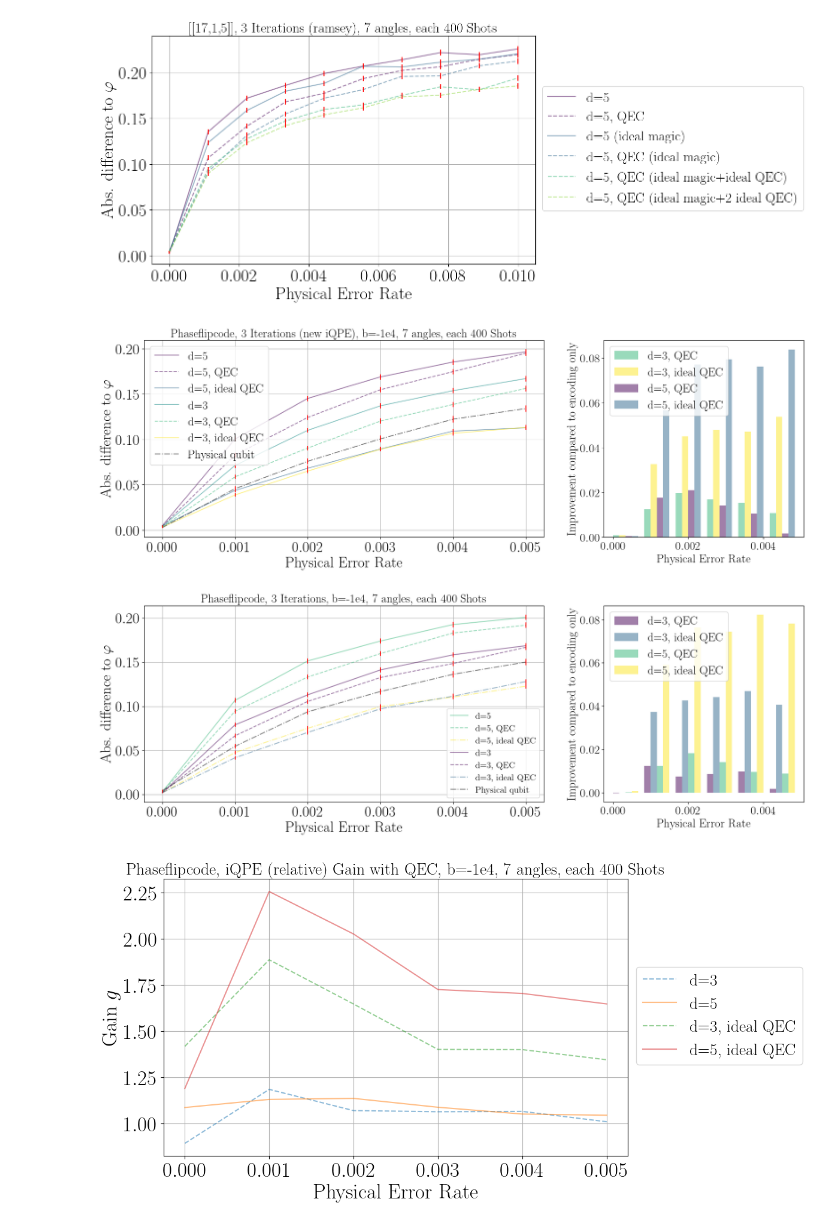
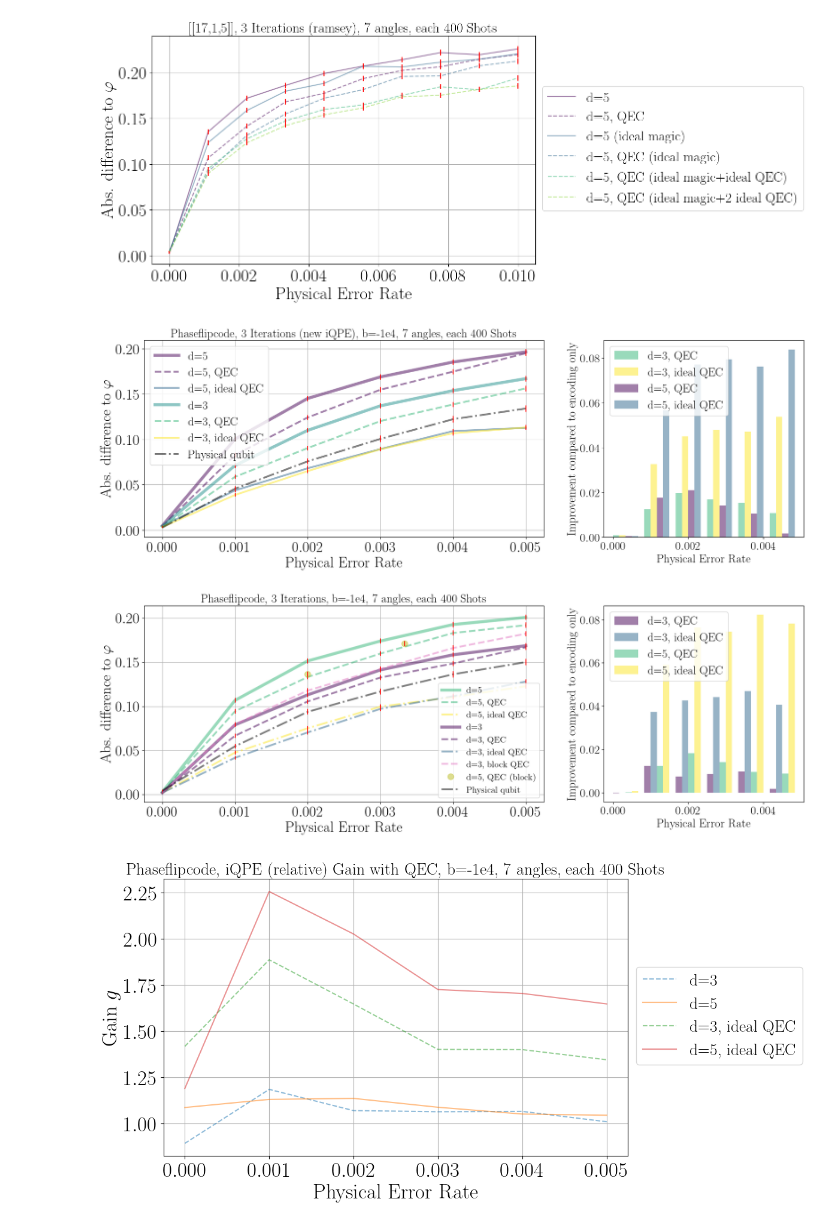
Before and after one commit to RicemanBoy/iqpe, a Jupyter notebook: repcode.ipynb, the cells around one changed output. Cells and saved outputs as stored; diff of their text form; code cells hidden in the pictures.

```diff
--- a/repcode.ipynb
+++ b/repcode.ipynb
@@ -354,31 +354,31 @@ colors = plt.cm.viridis(np.linspace(0, 1, 7))
 
 ############## d=5 Phaeflipcode ####################
 
-ax1.plot(p,y, label="d=5", marker = "",markersize = 20, alpha = 0.5, color=colors[0])
+ax1.plot(p,y, label="d=5", marker = "",markersize = 20, alpha = 0.5, color=colors[0], linewidth = 5)
 ax1.errorbar(p, y, yerr=err, ecolor="red", linestyle="")
 
-ax1.plot(p, y_qec, label="d=5, QEC", marker = "",markersize = 20, alpha = 0.5, linestyle="--",color=colors[0])
+ax1.plot(p, y_qec, label="d=5, QEC", marker = "",markersize = 20, alpha = 0.5, linestyle="--",color=colors[0], linewidth = 3)
 ax1.errorbar(p, y_qec, yerr=err_qec, ecolor="red", linestyle="")
 
-ax1.plot(p3, y_qec3, label="d=5, ideal QEC", marker = "",markersize = 20, alpha = 0.5, color=colors[2])
+ax1.plot(p3, y_qec3, label="d=5, ideal QEC", marker = "",markersize = 20, alpha = 0.5, color=colors[2], linewidth = 3)
 ax1.errorbar(p3, y_qec3, yerr=err_qec3, ecolor="red", linestyle="")
 
 # ax1.plot(p4, y_qec4, label="d=5, block QEC", marker = "",markersize = 20, alpha = 0.5)
 # ax1.errorbar(p4, y_qec4, yerr=err_qec4, ecolor="red", linestyle="")
 ############## d=3 Phaeflipcode ####################
 
-ax1.plot(p1,y1, label="d=3", marker = "", markersize = 20, alpha = 0.5, color=colors[3])
+ax1.plot(p1,y1, label="d=3", marker = "", markersize = 20, alpha = 0.5, color=colors[3], linewidth = 5)
 ax1.errorbar(p1, y1, yerr=err1, ecolor="red", linestyle="")
 
-ax1.plot(p1, y_qec1, label="d=3, QEC", marker = "", linestyle = "--", markersize = 20, alpha = 0.5, color=colors[4])
+ax1.plot(p1, y_qec1, label="d=3, QEC", marker = "", linestyle = "--", markersize = 20, alpha = 0.5, color=colors[4], linewidth = 3)
 ax1.errorbar(p1, y_qec1, yerr=err_qec1, ecolor="red", linestyle="")
 
-ax1.plot(p2, y_qec2, label="d=3, ideal QEC", marker = "", markersize = 20, alpha = 0.5, color=colors[6])
+ax1.plot(p2, y_qec2, label="d=3, ideal QEC", marker = "", markersize = 20, alpha = 0.5, color=colors[6], linewidth = 3)
 ax1.errorbar(p2, y_qec2, yerr=err_qec2, ecolor="red", linestyle="")
 
 ############## Physical Qubit ####################
 
-ax1.plot(p0, y0, label="Physical qubit", marker = "",markersize = 20, alpha = 0.5, linestyle="-.", color="black")
+ax1.plot(p0, y0, label="Physical qubit", marker = "",markersize = 20, alpha = 0.5, linestyle="-.", color="black", linewidth = 3)
 ax1.errorbar(p0, y0, yerr=err0, ecolor="red", linestyle="")
 
 #################### ####################
@@ -466,7 +466,7 @@ ax2.set_ylabel(r"Improvement compared to encoding only", fontsize=20)
 # plt.savefig("14.png", bbox_inches="tight" ,dpi=200)
 plt.show()
 # %% [output]
-[figure, old version]
+[figure, new version]
 # %%
 shots = 400
 
@@ -486,6 +486,8 @@ p5, y5, y_qec5, err5, err_qec5 = np.loadtxt("HPC/text/d5_Repcodez_block_-1_.txt"
 
 p6, y6, y_qec6, err6, err_qec6 = np.loadtxt("HPC/text/d5_Repcodez_block_-2_.txt", delimiter = ",")
 
+p5, y_qec5, err5 = [p5, p6], [y_qec5, y_qec6], [err5, err6]
+
 # fig, ax1 = plt.subplots(figsize=(10,6))
 
 fig, (ax1,ax2) = plt.subplots(1,2,figsize=(20,6), gridspec_kw={"width_ratios": [2, 1]})
@@ -493,39 +495,39 @@ fig, (ax1,ax2) = plt.subplots(1,2,figsize=(20,6), gridspec_kw={"width_ratios": [
 colors = plt.cm.viridis(np.linspace(0, 1, 7))
 
 ################ d=5 Phaselfipcode #####################
-ax1.plot(p,y, label="d=5", marker = "",markersize = 20, alpha = 0.5, color=colors[4])
+ax1.plot(p,y, label="d=5", marker = "",markersize = 20, alpha = 0.5, color=colors[4], linewidth=5)
 ax1.errorbar(p, y, yerr=err, ecolor="red", linestyle="")
 
-ax1.plot(p,y_qec, label="d=5, QEC", marker = "",markersize = 20, alpha = 0.5, linestyle="--", color=colors[4])
+ax1.plot(p,y_qec, label="d=5, QEC", marker = "",markersize = 20, alpha = 0.5, linestyle="--", color=colors[4], linewidth=3)
 ax1.errorbar(p, y_qec, yerr=err_qec, ecolor="red", linestyle="")
 
-ax1.plot(p4,y_qec4, label="d=5, ideal QEC", marker = "",markersize = 20, alpha = 0.5, linestyle="-.", color=colors[6])
+ax1.plot(p4,y_qec4, label="d=5, ideal QEC", marker = "",markersize = 20, alpha = 0.5, linestyle="-.", color=colors[6], linewidth=3)
 ax1.errorbar(p4, y_qec4, yerr=err_qec4, ecolor="red", linestyle="")
 
 ################## d=3 Phaseflipcode #####################
-ax1.plot(p1,y1, label="d=3", marker = "",markersize = 20, alpha = 0.5, linestyle="-", color=colors[0])
+ax1.plot(p1,y1, label="d=3", marker = "",markersize = 20, alpha = 0.5, linestyle="-", color=colors[0], linewidth=5)
 ax1.errorbar(p1, y1, yerr=err1, ecolor="red", linestyle="")
 
-ax1.plot(p1,y_qec1, label="d=3, QEC", marker = "",markersize = 20, alpha = 0.5, linestyle="--", color=colors[0])
+ax1.plot(p1,y_qec1, label="d=3, QEC", marker = "",markersize = 20, alpha = 0.5, linestyle="--", color=colors[0], linewidth=3)
 ax1.errorbar(p1, y_qec1, yerr=err_qec1, ecolor="red", linestyle="")
 
-ax1.plot(p2, y_qec2, label="d=3, ideal QEC", marker = "",markersize = 20, alpha = 0.5, linestyle="-.", color=colors[2])
+ax1.plot(p2, y_qec2, label="d=3, ideal QEC", marker = "",markersize = 20, alpha = 0.5, linestyle="-.", color=colors[2], linewidth=3)
 ax1.errorbar(p2, y_qec2, yerr=err_qec2, ecolor="red", linestyle="")
 
-# ax1.plot(p3, y_qec3, label="d=3, block QEC", marker = "", markersize = 20, alpha = 0.5, linestyle="--")
-# ax1.errorbar(p3, y_qec3, yerr=err_qec3, ecolor="red", linestyle="")
+ax1.plot(p3, y_qec3, label="d=3, block QEC", marker = "", markersize = 20, alpha = 0.5, linestyle="--", linewidth=3)
+ax1.errorbar(p3, y_qec3, yerr=err_qec3, ecolor="red", linestyle="")
 
 ################d=5 QEC block#####################
 
-# ax1.plot(p5, y_qec5, label="d=5, QEC (block)", marker = ".",markersize = 20, alpha = 0.5, linestyle="")
-# ax1.errorbar(p5, y_qec5, yerr=err_qec5, ecolor="red", linestyle="")
+ax1.plot(p5, y_qec5, label="d=5, QEC (block)", marker = ".",markersize = 20, alpha = 0.5, linestyle="")
+ax1.errorbar(p5, y_qec5, yerr=err_qec5, ecolor="red", linestyle="")
 
 # ax1.plot(p6, y_qec6, label="d=5, QEC (block)", marker = ".",markersize = 20, alpha = 0.5, linestyle="")
 # ax1.errorbar(p6, y_qec6, yerr=err_qec6, ecolor="red", linestyle="")
 
 ############## Physical Qubit ####################
 
-ax1.plot(p0, y0, label="Physical qubit", marker = "",markersize = 20, alpha = 0.5, linestyle="-.", color="black")
+ax1.plot(p0, y0, label="Physical qubit", marker = "",markersize = 20, alpha = 0.5, linestyle="-.", color="black", linewidth=3)
 ax1.errorbar(p0, y0, yerr=err0, ecolor="red", linestyle="")
 
 ax1.legend(fontsize=15)
@@ -587,34 +589,34 @@ ax2.bar(
     x + 3 * bar_width,
     d5_qec_ideal_counts,
     width=bar_width,
     align="edge",
     alpha=0.5,
     color=colors[6],
     label="d=5, ideal QEC"
 )
 
 
 ax2.legend(fontsize=20)
 
 ax2.tick_params(axis='both', which='major', labelsize=20)
 ax2.set_xlabel("Physical Error Rate", fontsize=20)
 ax2.set_ylabel(r"Improvement compared to encoding only", fontsize=20)
 
 
 ax1.set_title(r"Phaseflipcode, 3 Iterations, b=-1e4, 7 angles, each {} Shots".format(int(shots)), fontsize=20)
 ax1.set_xlabel("Physical Error Rate", fontsize=25)
 ax1.set_ylabel(r"Abs. difference to $\varphi$", fontsize=25)
 ax1.tick_params(axis='both', which='major', labelsize=25)
 ax1.grid()
 # ax1.set_xscale("log")
 # fig.legend(loc="center left", bbox_to_anchor=(0.9, 0.5), fontsize=20)# ax1.legend(fontsize=20)
 
 
 #plt.tight_layout()
 # plt.savefig("14.png", bbox_inches="tight" ,dpi=200)
 plt.show()
 # %% [output]
-[figure, old version]
+[figure, new version]
 # %%
 #Based on previous plot: Look at performance improvement with QEC compared to no QEC at all
 
```
Also changed, not shown: parts of 3 cells of this notebook, 5 other files.
